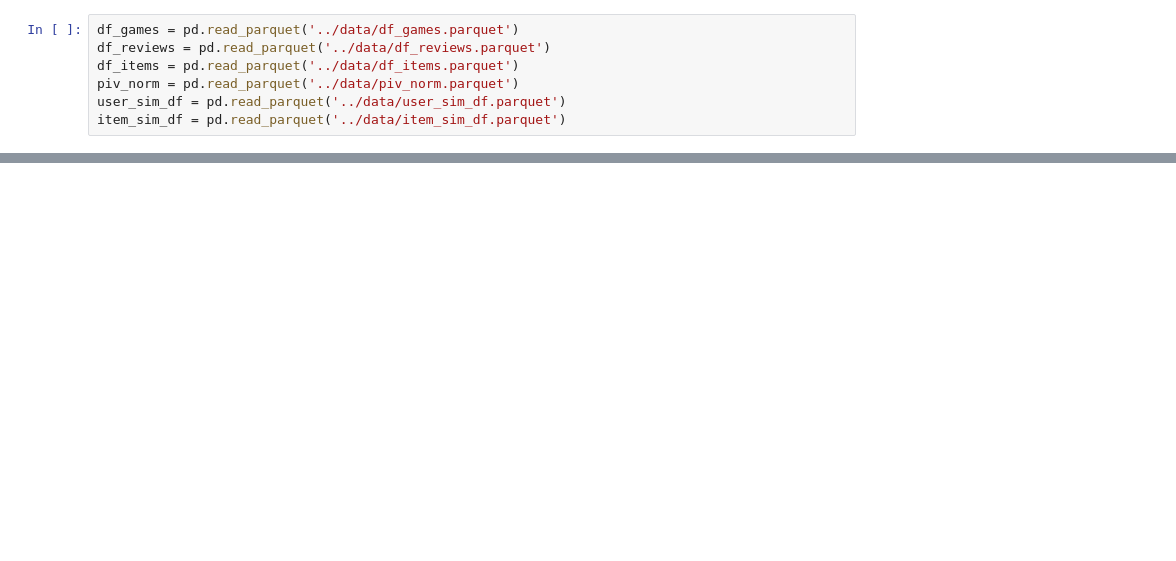
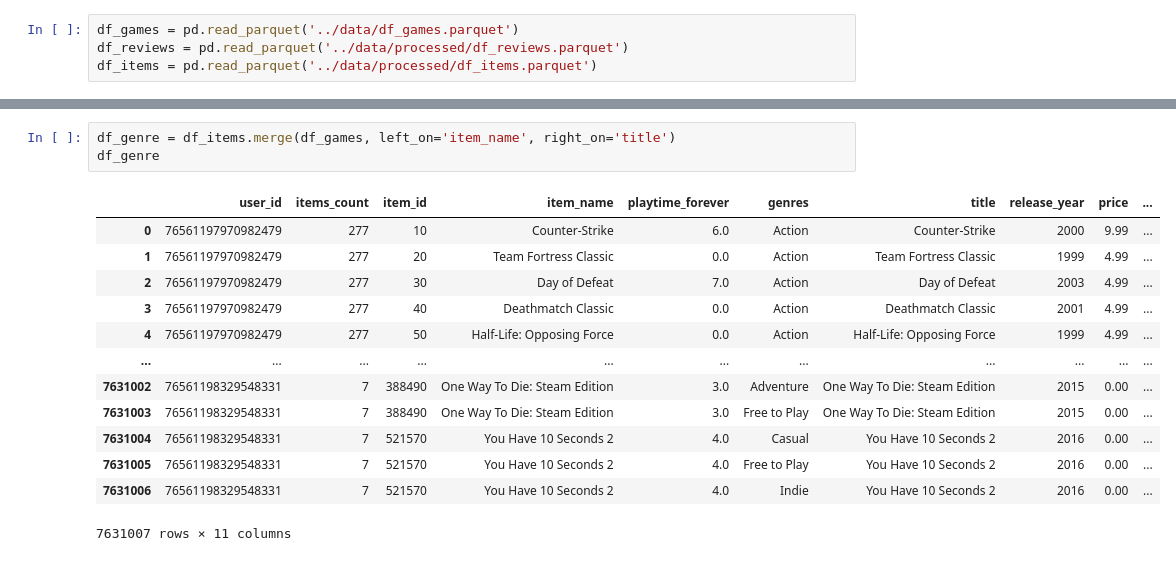
Before and after one commit to ga-romu/PI-MLOps-steam-recs, a Jupyter notebook: notebooks/04_API_functions.ipynb, the cells around one changed output, grey strips where cells are left out. Drawn from its saved outputs; the diff is of its cells as text; blank space fills up the shorter version.

```diff
--- a/notebooks/04_API_functions.ipynb
+++ b/notebooks/04_API_functions.ipynb
@@ -8,8 +8,5 @@ import warnings
 warnings.filterwarnings("ignore")
 # %%
 df_games = pd.read_parquet('../data/df_games.parquet')
-df_reviews = pd.read_parquet('../data/df_reviews.parquet')
-df_items = pd.read_parquet('../data/df_items.parquet')
-piv_norm = pd.read_parquet('../data/piv_norm.parquet')
-user_sim_df = pd.read_parquet('../data/user_sim_df.parquet')
-item_sim_df = pd.read_parquet('../data/item_sim_df.parquet')
+df_reviews = pd.read_parquet('../data/processed/df_reviews.parquet')
+df_items = pd.read_parquet('../data/processed/df_items.parquet')
@@ -44,0 +175,17 @@ developer('Valve')
+# %%
+df_genre = df_items.merge(df_games, left_on='item_name', right_on='title')
+df_genre
+# %% [output]
+|  | user_id | items_count | item_id | item_name | playtime_forever | genres | title | release_year | price | ... |
+| 0 | 76561197970982479 | 277 | 10 | Counter-Strike | 6.0 | Action | Counter-Strike | 2000 | 9.99 | ... |
+| 1 | 76561197970982479 | 277 | 20 | Team Fortress Classic | 0.0 | Action | Team Fortress Classic | 1999 | 4.99 | ... |
+| 2 | 76561197970982479 | 277 | 30 | Day of Defeat | 7.0 | Action | Day of Defeat | 2003 | 4.99 | ... |
+| 3 | 76561197970982479 | 277 | 40 | Deathmatch Classic | 0.0 | Action | Deathmatch Classic | 2001 | 4.99 | ... |
+| 4 | 76561197970982479 | 277 | 50 | Half-Life: Opposing Force | 0.0 | Action | Half-Life: Opposing Force | 1999 | 4.99 | ... |
+| ... | ... | ... | ... | ... | ... | ... | ... | ... | ... | ... |
+| 7631002 | 76561198329548331 | 7 | 388490 | One Way To Die: Steam Edition | 3.0 | Adventure | One Way To Die: Steam Edition | 2015 | 0.00 | ... |
+| 7631003 | 76561198329548331 | 7 | 388490 | One Way To Die: Steam Edition | 3.0 | Free to Play | One Way To Die: Steam Edition | 2015 | 0.00 | ... |
+| 7631004 | 76561198329548331 | 7 | 521570 | You Have 10 Seconds 2 | 4.0 | Casual | You Have 10 Seconds 2 | 2016 | 0.00 | ... |
+| 7631005 | 76561198329548331 | 7 | 521570 | You Have 10 Seconds 2 | 4.0 | Free to Play | You Have 10 Seconds 2 | 2016 | 0.00 | ... |
+| 7631006 | 76561198329548331 | 7 | 521570 | You Have 10 Seconds 2 | 4.0 | Indie | You Have 10 Seconds 2 | 2016 | 0.00 | ... |
+7631007 rows × 11 columns
```
Also changed, not shown: parts of 54 cells of this notebook, 5 other files.
